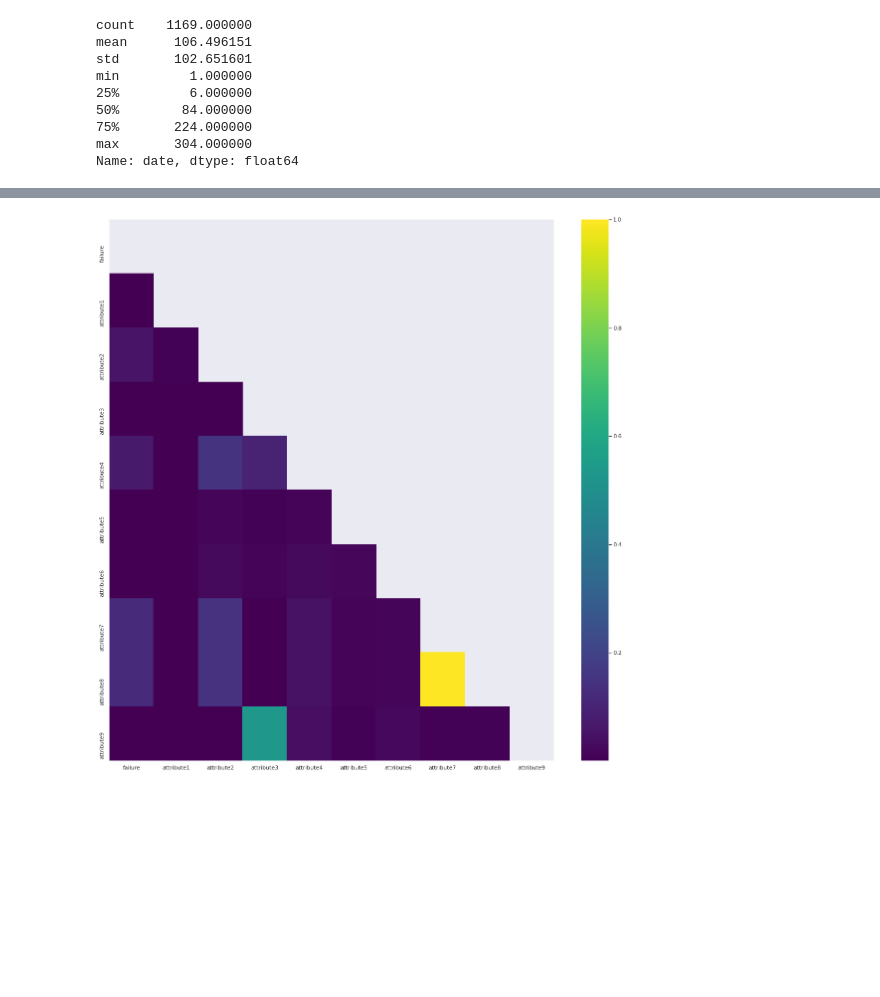
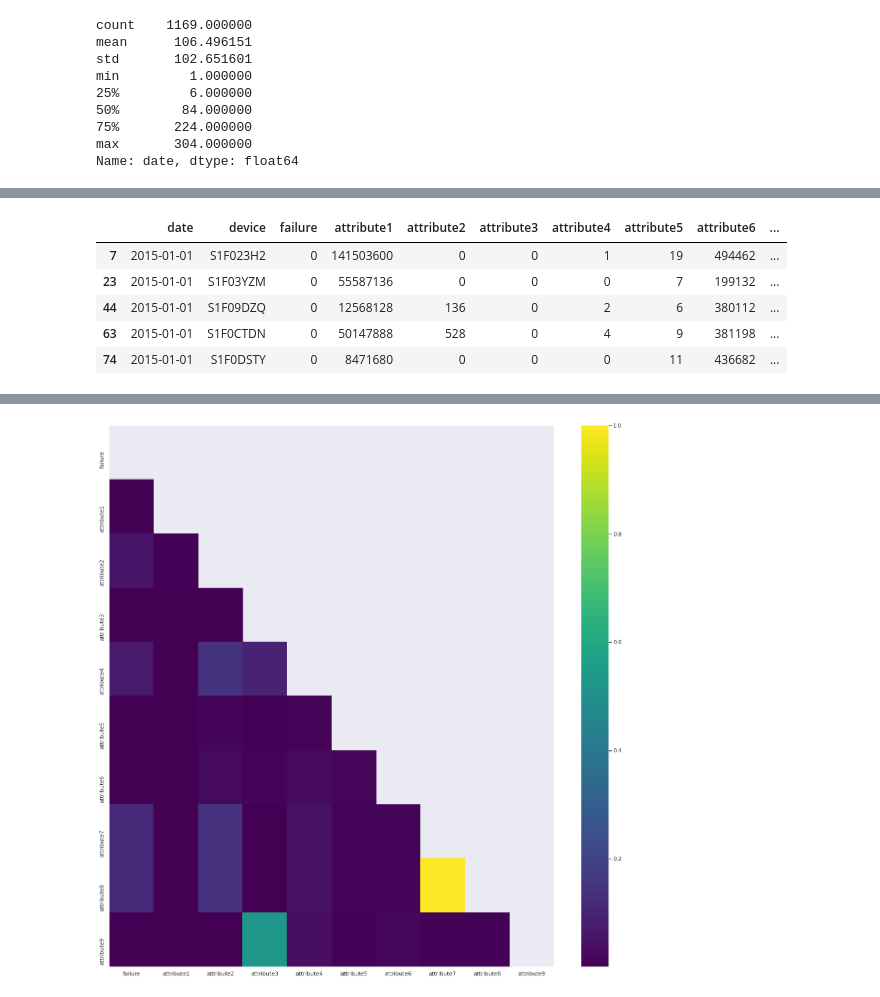
Before and after one commit to qSergio/rare_anomaly, a Jupyter notebook: anomalia/Work Sample.ipynb, the cells around one changed output, grey strips where cells are left out. Cells and saved outputs as stored; diff of their text form; code cells hidden in the pictures; blank space fills up the shorter version.

```diff
--- a/anomalia/Work Sample.ipynb
+++ b/anomalia/Work Sample.ipynb
@@ -143,0 +154,9 @@ Name: date, dtype: float64
+# %%
+failures.head()
+# %% [output]
+|  | date | device | failure | attribute1 | attribute2 | attribute3 | attribute4 | attribute5 | attribute6 | ... |
+| 7 | 2015-01-01 | S1F023H2 | 0 | 141503600 | 0 | 0 | 1 | 19 | 494462 | ... |
+| 23 | 2015-01-01 | S1F03YZM | 0 | 55587136 | 0 | 0 | 0 | 7 | 199132 | ... |
+| 44 | 2015-01-01 | S1F09DZQ | 0 | 12568128 | 136 | 0 | 2 | 6 | 380112 | ... |
+| 63 | 2015-01-01 | S1F0CTDN | 0 | 50147888 | 528 | 0 | 4 | 9 | 381198 | ... |
+| 74 | 2015-01-01 | S1F0DSTY | 0 | 8471680 | 0 | 0 | 0 | 11 | 436682 | ... |
```
Also changed, not shown: parts of 32 cells of this notebook.
